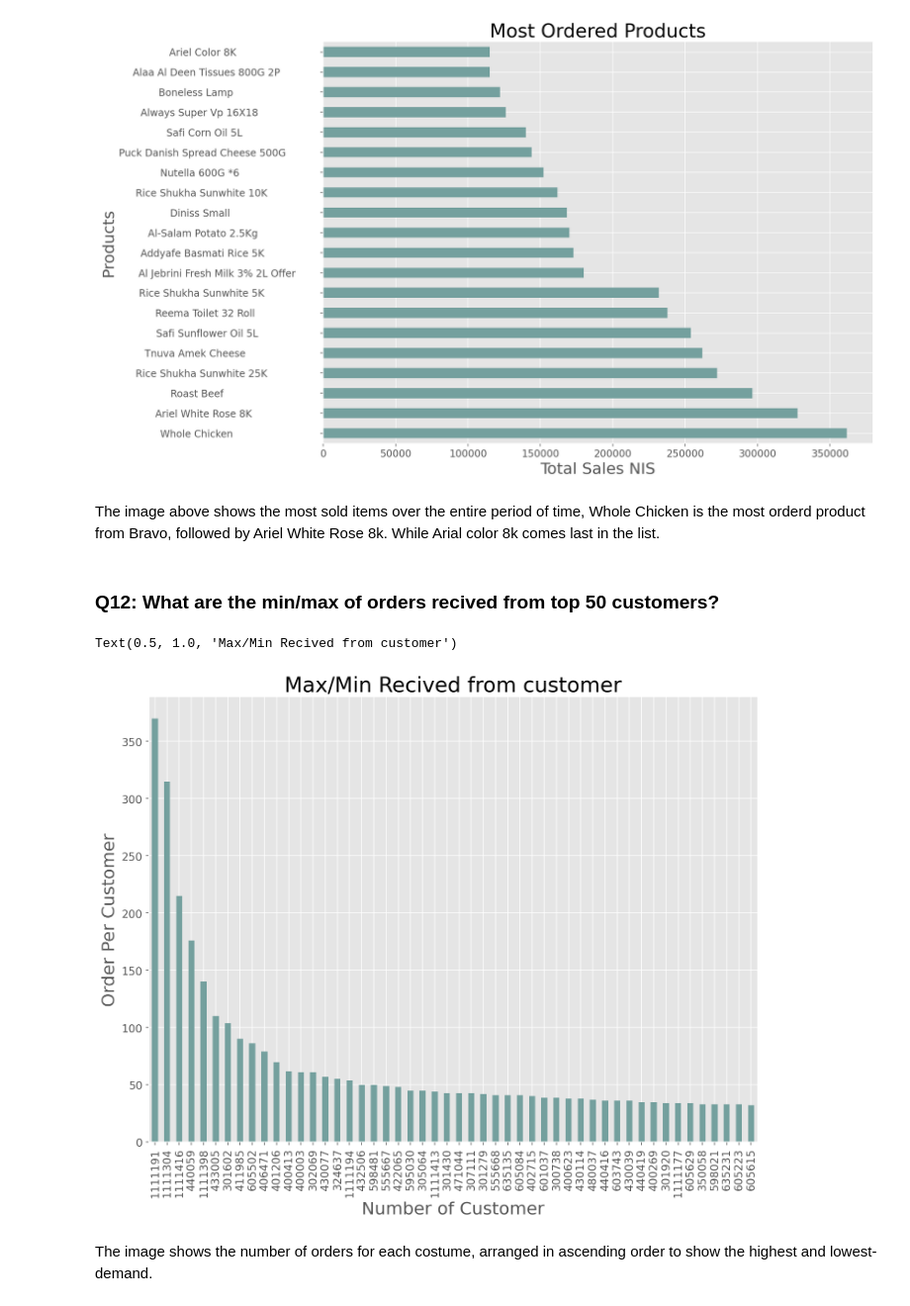
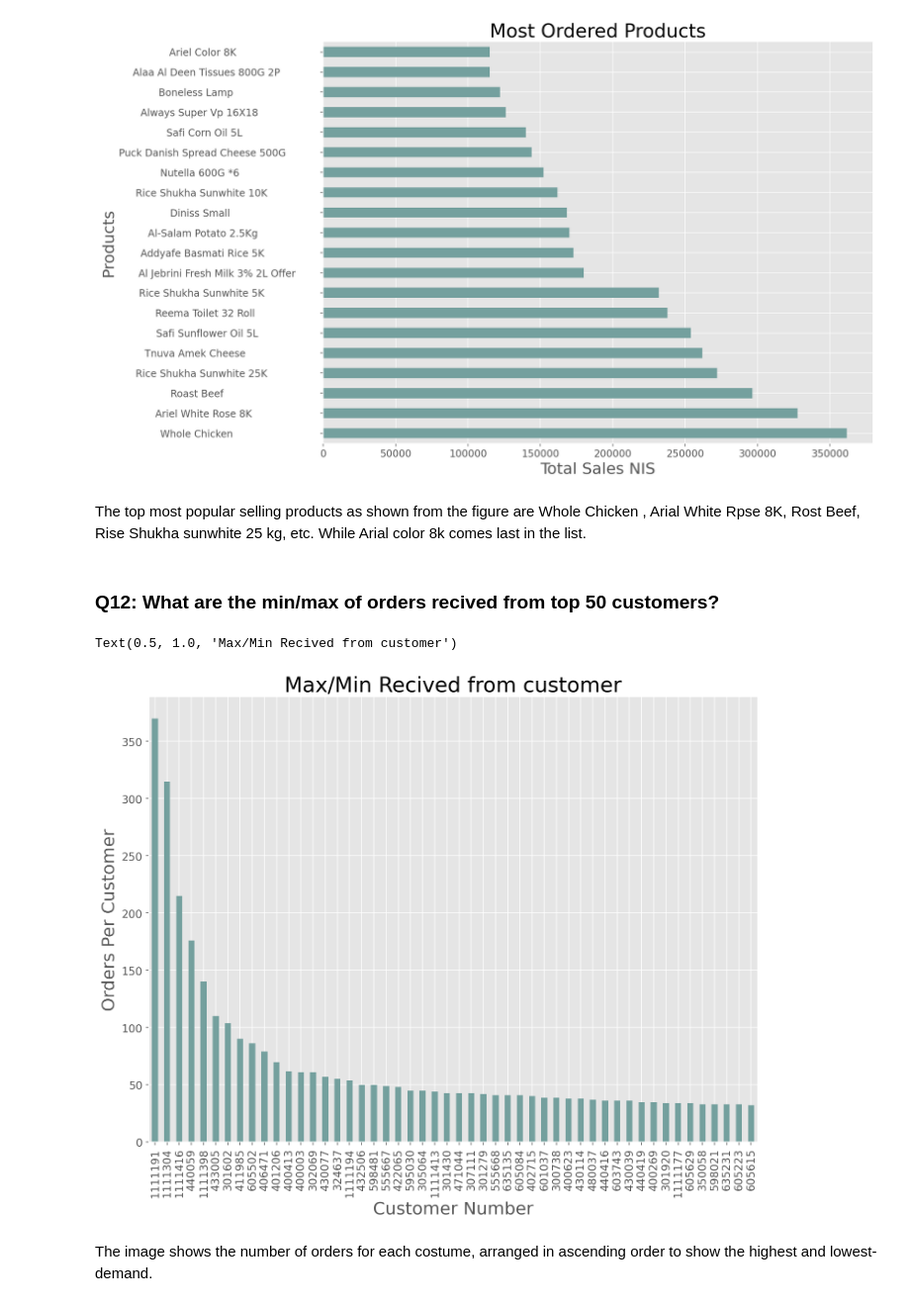
Before and after one commit to POS-Cross/Bravo-EDA, a Jupyter notebook: Bravo_EDA.ipynb, the cells around one changed output. Shown at 99% size. Cells and saved outputs as stored; diff of their text form; code cells hidden in the pictures.

```diff
--- a/Bravo_EDA.ipynb
+++ b/Bravo_EDA.ipynb
@@ -563,22 +563,22 @@ ax.set_title('Most Ordered Products')
 # %% [output]
 Text(0.5, 1.0, 'Most Ordered Products')
 [figure]
-# %% [markdown]
-The image above shows the most sold items over the entire period of time, Whole Chicken is the most orderd product from Bravo, followed by Ariel White Rose 8k. While Arial color 8k comes last in the list.
+# %% [markdown]
+The top most popular selling products as shown from the figure are Whole Chicken , Arial White Rpse 8K, Rost Beef, Rise Shukha sunwhite 25 kg, etc. While Arial color 8k comes last in the list.
 # %% [markdown]
 ### Q12: What are the min/max of orders recived from top 50 customers?
 # %%
 
 customers_orders =uniqueTickets[uniqueTickets.CustomerGroup==1].CustomerNo
 customers_orders_frequemcy = customers_orders.value_counts()
 ax= customers_orders_frequemcy.nlargest(50).plot.bar()
-ax.set_ylabel('Order Per Customer');
-ax.set_xlabel('Number of Customer');
+ax.set_ylabel('Orders Per Customer');
+ax.set_xlabel('Customer Number');
 ax.set_title('Max/Min Recived from customer')
 #ax.set_xlim(15000,50000)
 # %% [output]
 Text(0.5, 1.0, 'Max/Min Recived from customer')
-[figure, old version]
+[figure, new version]
 # %% [markdown]
 The image shows the number of orders for each costume, arranged in ascending order to show the highest and lowest-demand.
 # %% [markdown]
```
Also changed, not shown: parts of 6 cells of this notebook.
